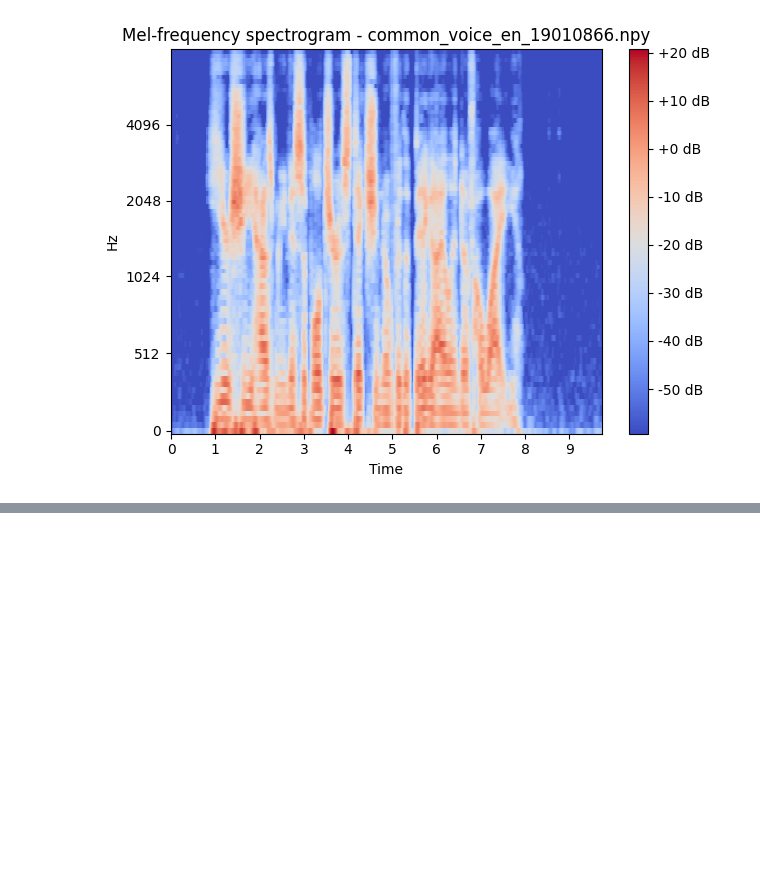
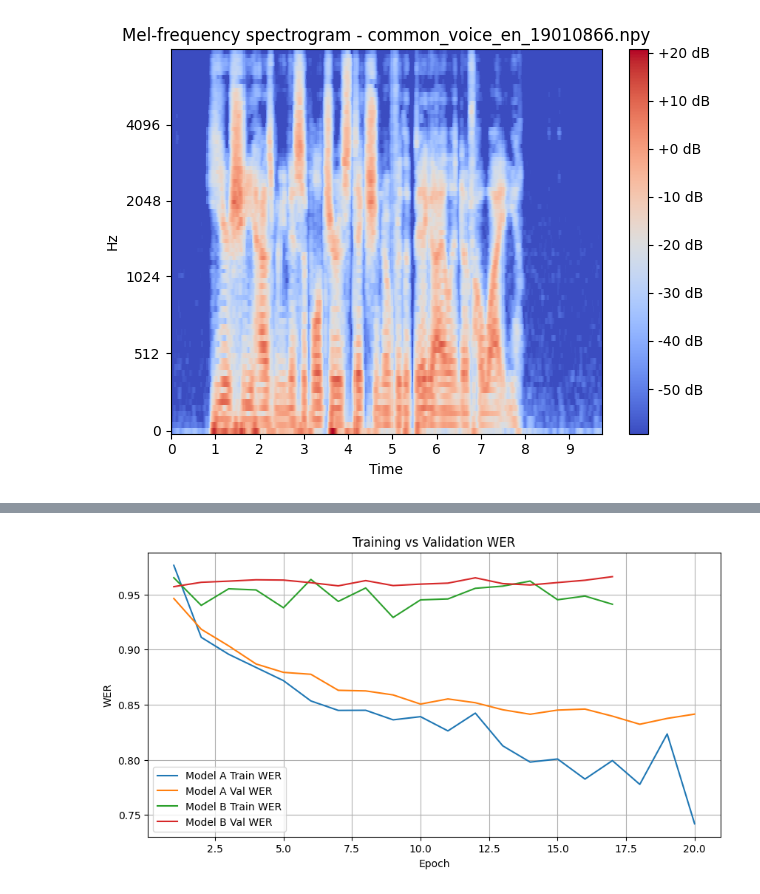
Before and after one commit to common-voice/common-voice-asr, a Jupyter notebook: Common-voice-asr/notebooks/final_demos.ipynb, the cells around one changed output, grey strips where cells are left out. Cells and saved outputs as stored; diff of their text form; code cells hidden in the pictures; blank space fills up the shorter version.

```diff
--- a/Common-voice-asr/notebooks/final_demos.ipynb
+++ b/Common-voice-asr/notebooks/final_demos.ipynb
@@ -89,33 +88,35 @@ DirectoryDeletedError: Directory /home/jupyter/common-voice-asr/Common-voice-asr
 # %%
 # Compare WER over time for Model A vs Model B best hyperparameter runs
 
 def plot_wer_curves(log_dir, label_pref=""):
     event_acc = EventAccumulator(log_dir)
     event_acc.Reload()
 
     train_wer = event_acc.Scalars("WER/train")
     val_wer = event_acc.Scalars("WER/val")
 
     train_steps = [x.step for x in train_wer]
     train_vals = [x.value for x in train_wer]
     val_steps = [x.step for x in val_wer]
     val_vals = [x.value for x in val_wer]
 
     plt.plot(train_steps, train_vals, label=f"{label_pref} Train WER")
     plt.plot(val_steps, val_vals, label=f"{label_pref} Val WER")
     plt.xlabel("Epoch")
     plt.ylabel("WER")
     plt.title("Training vs Validation WER")
     plt.legend()
     plt.grid(True)
 
 mod_a_dir = os.path.join(BASE_DIR, "neural_networks/runs/best_model_a")
-mod_b_dir = os.path.join(BASE_DIR, "runs/best_model_b")
+mod_b_dir = os.path.join(BASE_DIR, "neural_networks/runs/best_model_b")
 plt.figure(figsize=(10,5))
 plot_wer_curves(mod_a_dir, "Model A")
 plot_wer_curves(mod_b_dir, "Model B")
 plt.title("Training vs Validation WER")
 plt.show()
+# %% [output]
+[figure, added]
 # %%
 # Demo of a dummy run, step by step
 # %%
```
Also changed, not shown: parts of 10 cells of this notebook, 3 other files.
